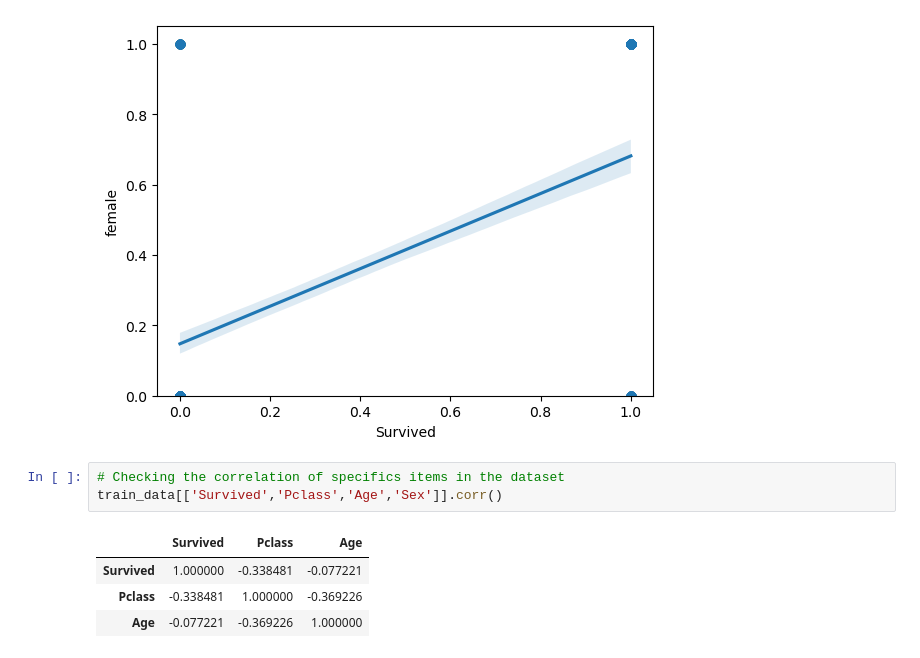
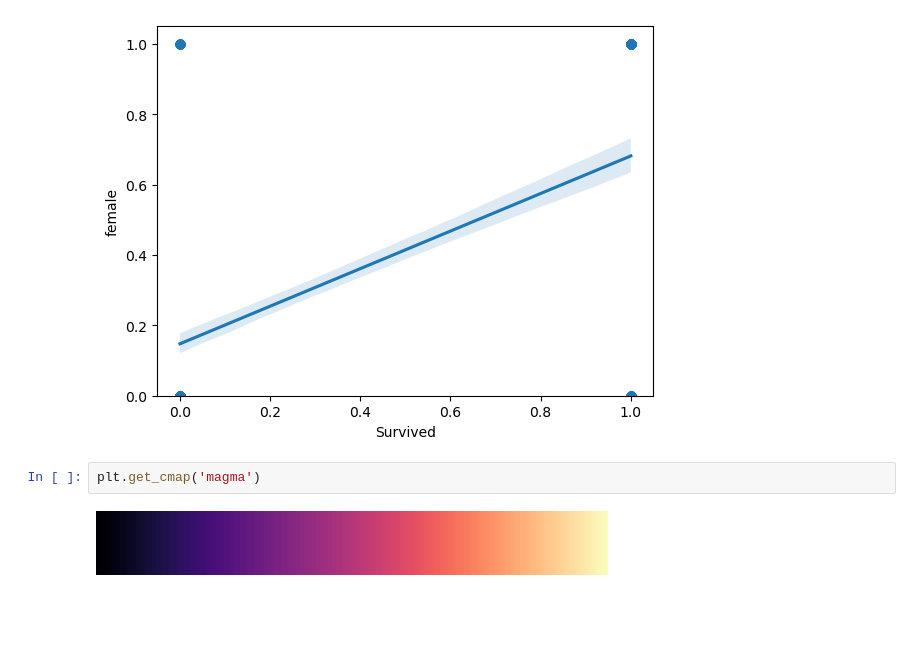
Before and after one commit to mroberto7/kaggle_titanic, a Jupyter notebook: notebook78d5c0ceeb.ipynb, the cells around one changed output. Drawn from its saved outputs; the diff is of its cells as text; blank space fills up the shorter version.

```diff
--- a/notebook78d5c0ceeb.ipynb
+++ b/notebook78d5c0ceeb.ipynb
@@ -284,11 +295,7 @@ plt.ylim(0,)
 # %% [output]
 (0.0, 1.05)
 [figure]
-# %%
-# Checking the correlation of specifics items in the dataset
-train_data[['Survived','Pclass','Age','Sex']].corr()
-# %% [output]
-|  | Survived | Pclass | Age |
-| Survived | 1.000000 | -0.338481 | -0.077221 |
-| Pclass | -0.338481 | 1.000000 | -0.369226 |
-| Age | -0.077221 | -0.369226 | 1.000000 |
+# %%
+plt.get_cmap('magma')
+# %% [output]
+[figure, added]
```
Also changed, not shown: parts of 15 cells of this notebook.
